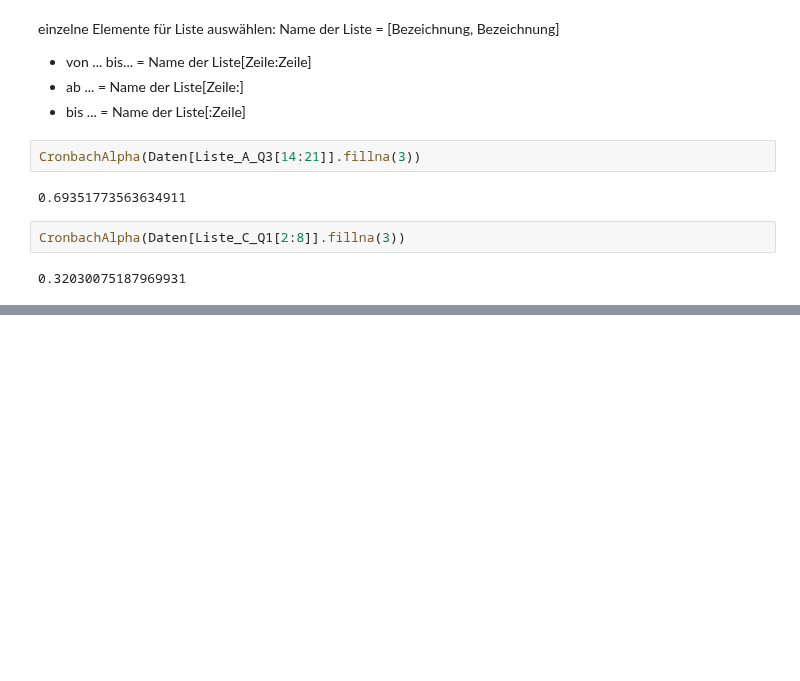
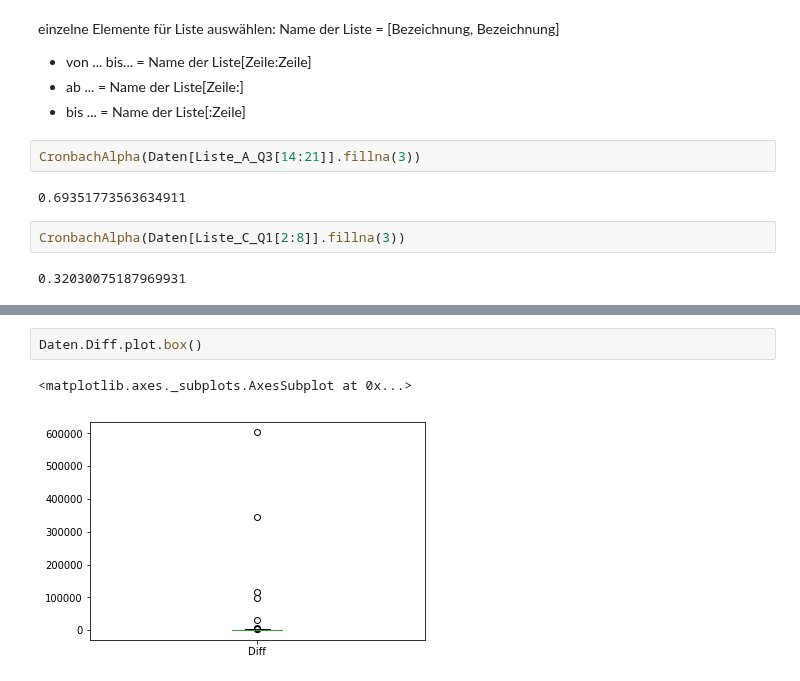
Before and after one commit to martinakienberger/Dissertation_LIS, a Jupyter notebook: Datenanalyse.ipynb, the cells around one changed output, grey strips where cells are left out. Saved outputs shown, nothing was run; the diff lists cells and outputs as text; blank space fills up the shorter version.

```diff
--- a/Datenanalyse.ipynb
+++ b/Datenanalyse.ipynb
@@ -224,0 +273,5 @@ CronbachAlpha(Daten[Liste_C_Q1[2:8]].fillna(3))
+# %%
+Daten.Diff.plot.box()
+# %% [output]
+<matplotlib.axes._subplots.AxesSubplot at 0x...>
+[figure, added]
```
Also changed, not shown: parts of 19 cells of this notebook.
